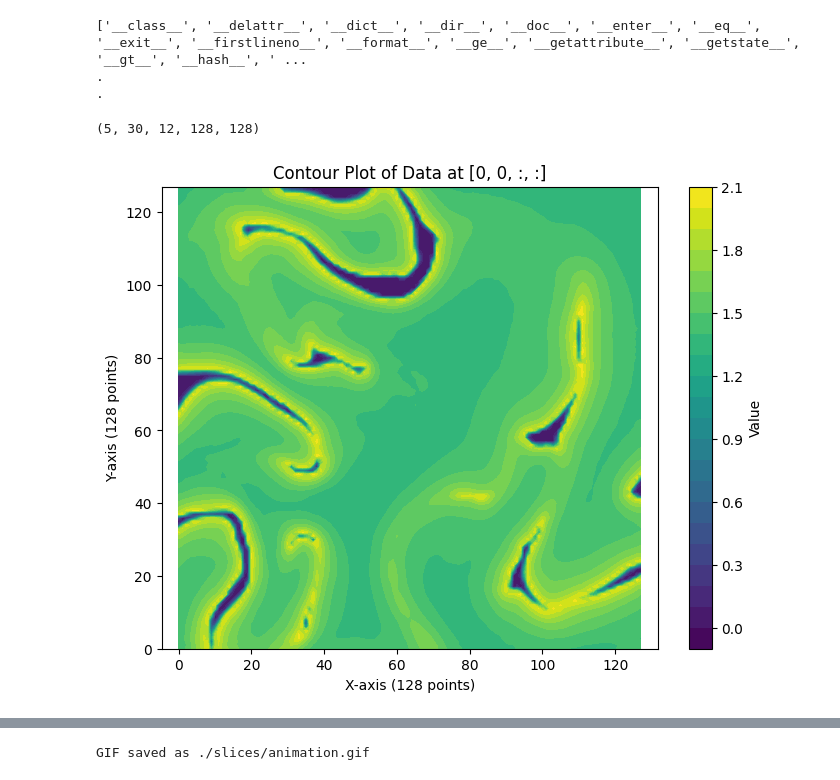
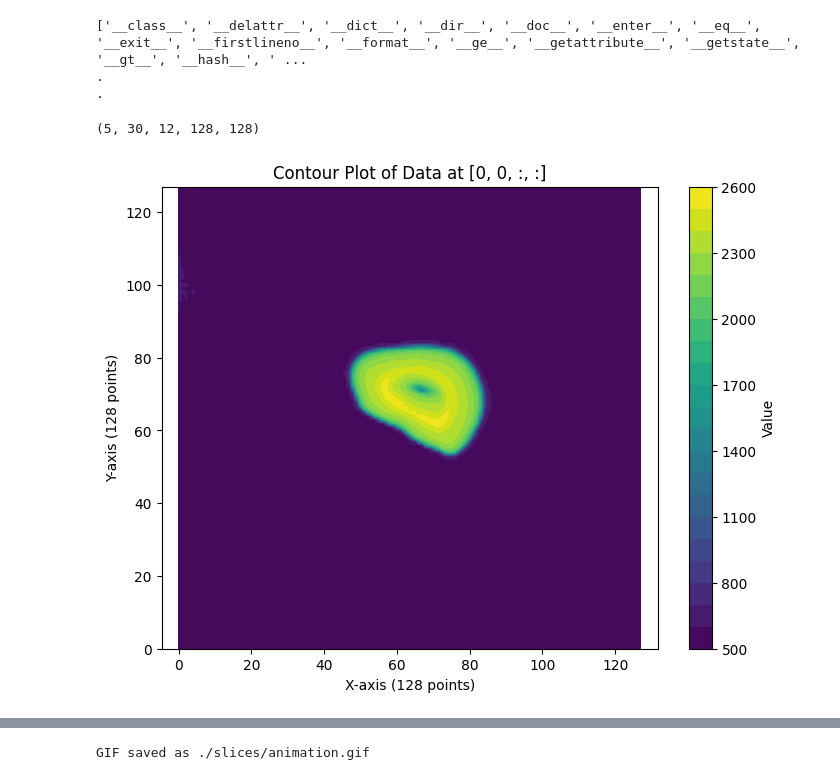
Before and after one commit to xiao312/deepflame-agent-dev, a Jupyter notebook: dev_test.ipynb, the cells around one changed output, grey strips where cells are left out. Cells and saved outputs as stored; diff of their text form; code cells hidden in the pictures.

```diff
--- a/dev_test.ipynb
+++ b/dev_test.ipynb
@@ -14,22 +14,22 @@ print(writer.log_dir)
 # %%
 import numpy as np
 import matplotlib.pyplot as plt
 
 data = np.load('/mnt/d/u_deepflame_agent/hit-best/bestModelResults/CNextv2-seed-0-7_31_3_24_19_52157/states.npy')
 print(data.shape)
 
-slice_data = data[0, 29, 0, :, :]
+slice_data = data[4, 6, -4, :, :]
 
 # Create a contour plot
 plt.figure(figsize=(8, 6))
 plt.contourf(slice_data, levels=20, cmap='viridis')
 plt.colorbar(label='Value')
 plt.title('Contour Plot of Data at [0, 0, :, :]')
 plt.xlabel('X-axis (128 points)')
 plt.ylabel('Y-axis (128 points)')
 plt.axis('equal')  # To maintain aspect ratio
 plt.show()
 plt.close()
 # %% [output]
 (5, 30, 12, 128, 128)
-[figure, old version]
+[figure, new version]
```
Also changed, not shown: parts of 6 cells of this notebook, 3 other files.
